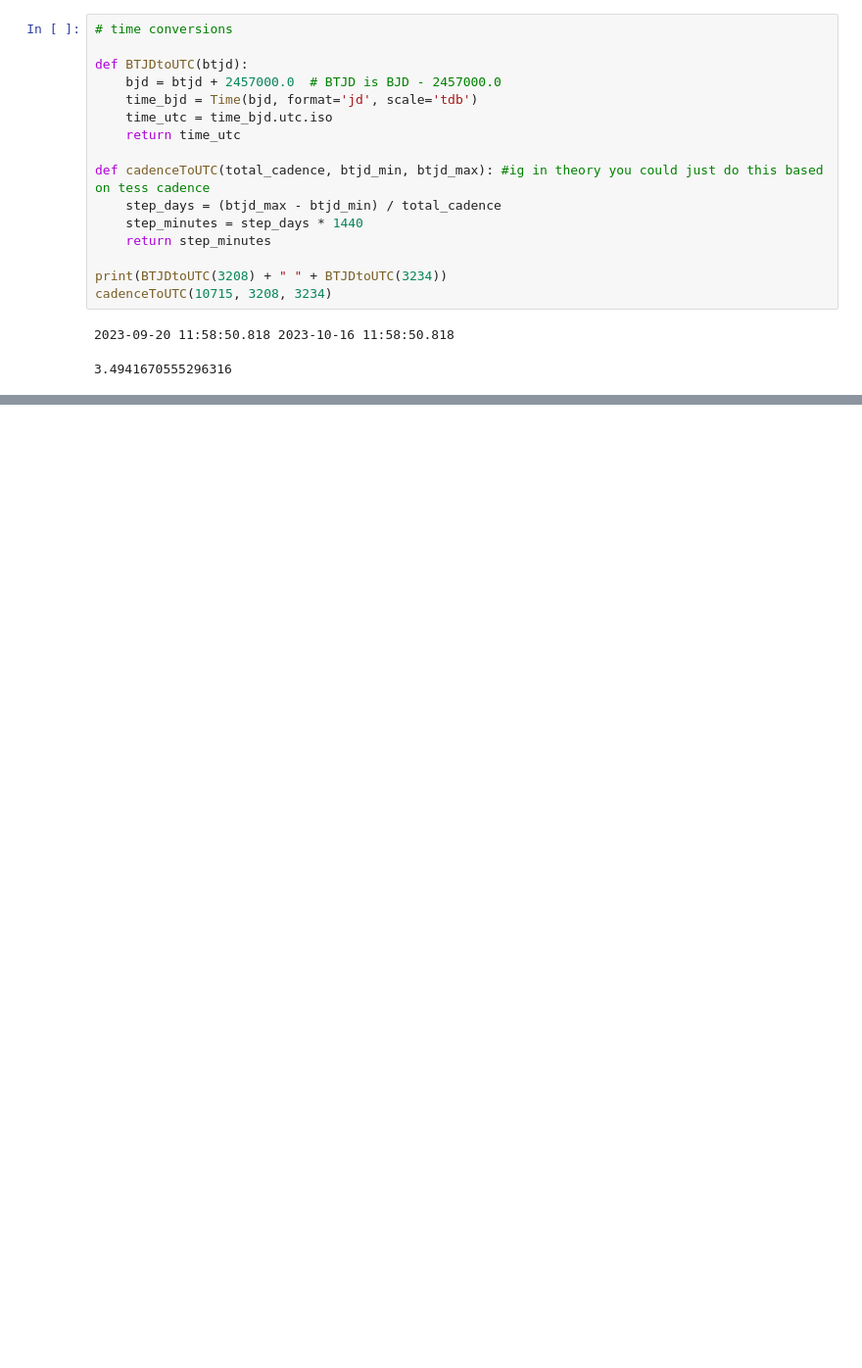
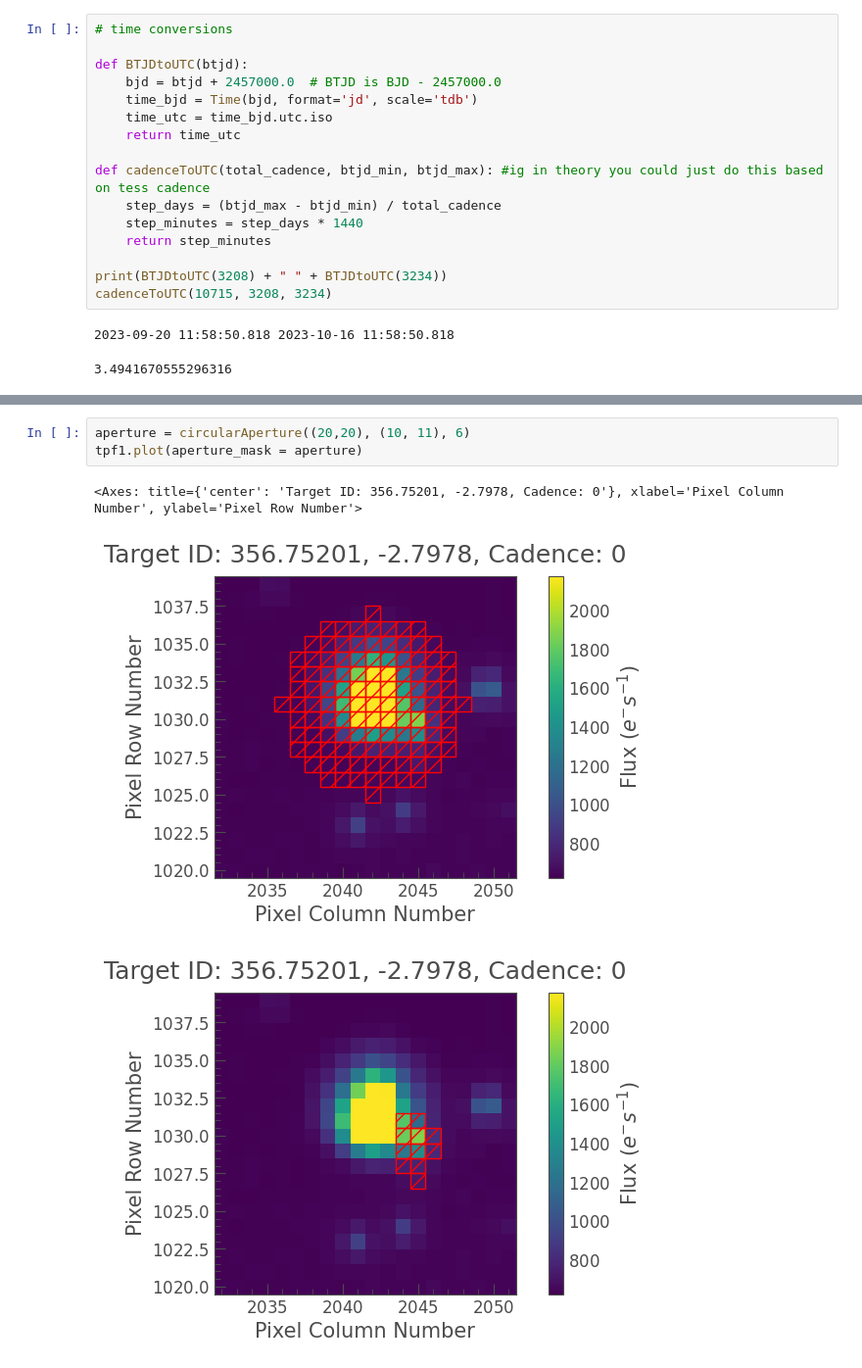
Before and after one commit to kenny-phan/tess-ice-giants, a Jupyter notebook: Horizons.ipynb, the cells around one changed output, grey strips where cells are left out. Shown at 98% size. Cells and saved outputs as stored; diff of their text form; blank space fills up the shorter version.

```diff
--- a/Horizons.ipynb
+++ b/Horizons.ipynb
@@ -64,0 +115,7 @@ SyntaxError: illegal target for annotation (<unknown>, line 1)
+# %%
+aperture = circularAperture((20,20), (10, 11), 6)
+tpf1.plot(aperture_mask = aperture)
+# %% [output]
+<Axes: title={'center': 'Target ID: 356.75201, -2.7978, Cadence: 0'}, xlabel='Pixel Column Number', ylabel='Pixel Row Number'>
+[figure, added]
+[figure, added]
```
Also changed, not shown: parts of 7 cells of this notebook.
